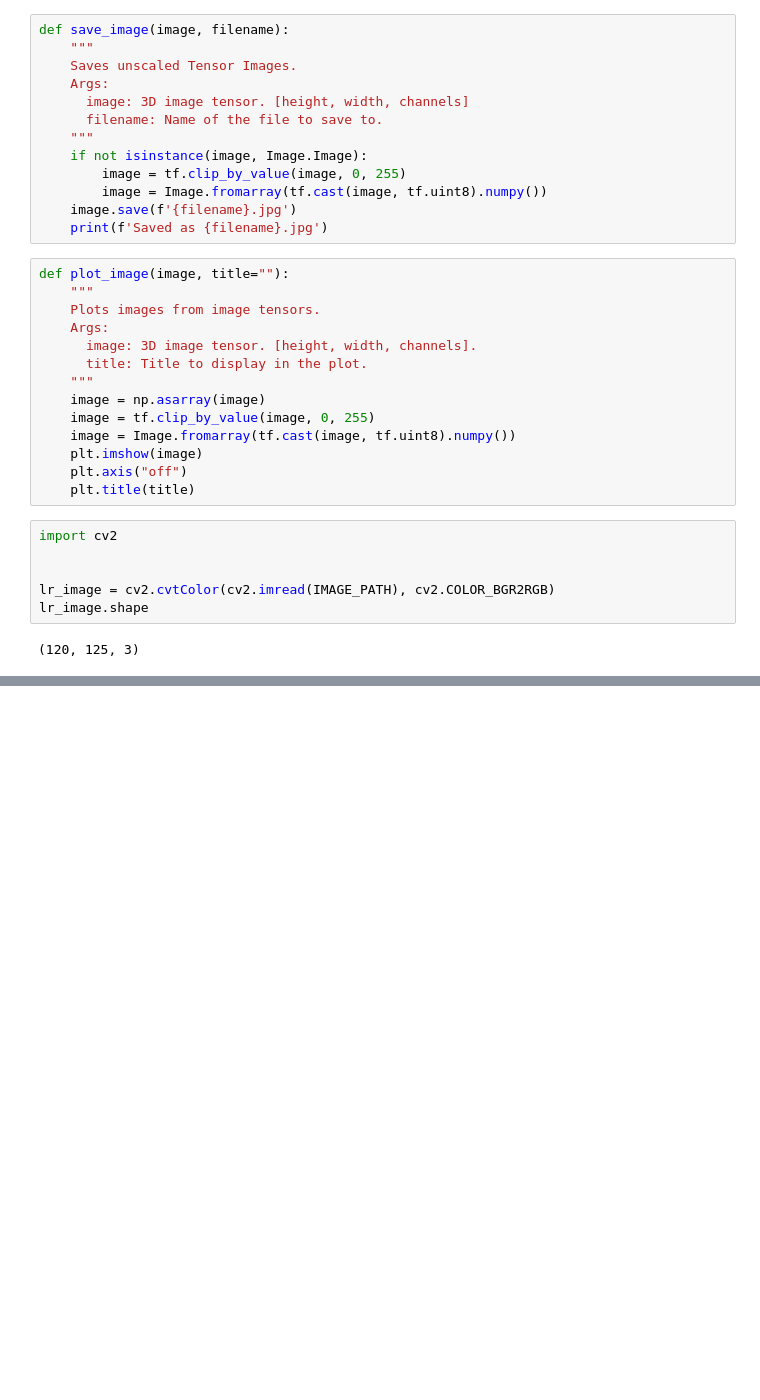
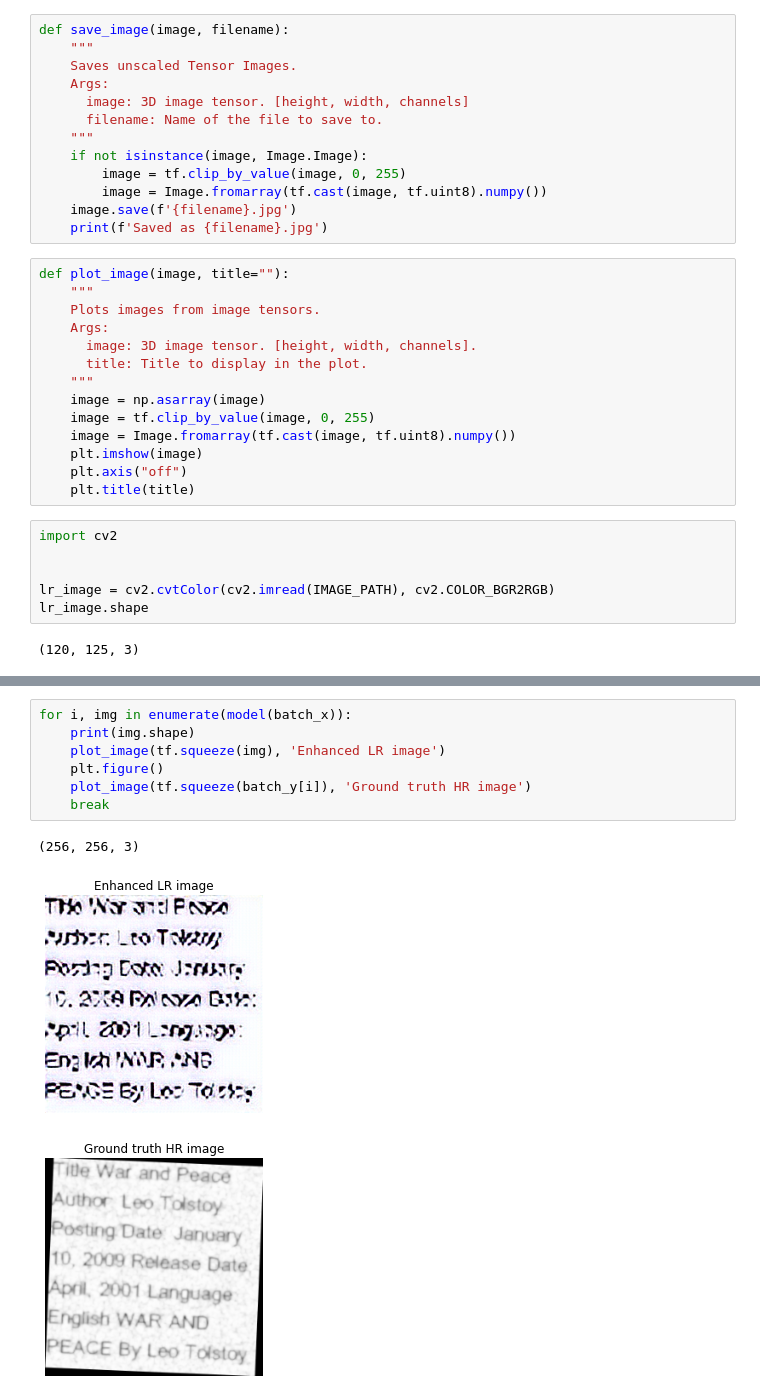
Before and after one commit to Abto-Coursework-Mentoring-2020/super-resolution-engine, a Jupyter notebook: src/main.ipynb, the cells around one changed output, grey strips where cells are left out. Saved outputs shown, nothing was run; the diff lists cells and outputs as text; blank space fills up the shorter version.

```diff
--- a/src/main.ipynb
+++ b/src/main.ipynb
@@ -71,0 +135,11 @@ new im shape (1, 480, 496, 3)
+# %%
+for i, img in enumerate(model(batch_x)):
+    print(img.shape)
+    plot_image(tf.squeeze(img), 'Enhanced LR image')
+    plt.figure()
+    plot_image(tf.squeeze(batch_y[i]), 'Ground truth HR image')
+    break
+# %% [output]
+(256, 256, 3)
+[figure, added]
+[figure, added]
```
Also changed, not shown: parts of 9 cells of this notebook, 3 other files.
